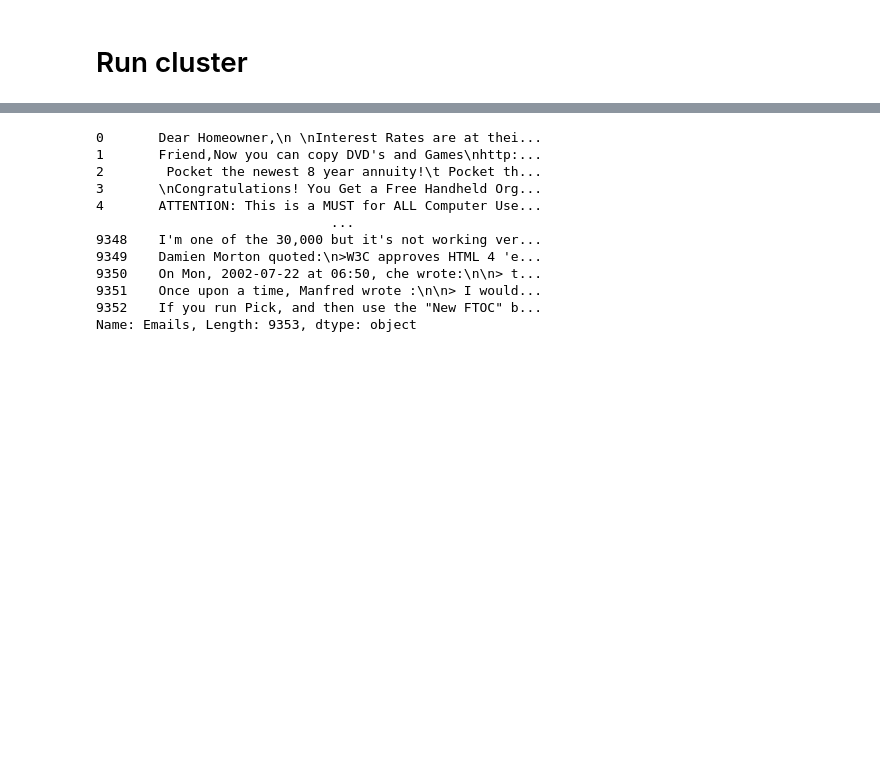
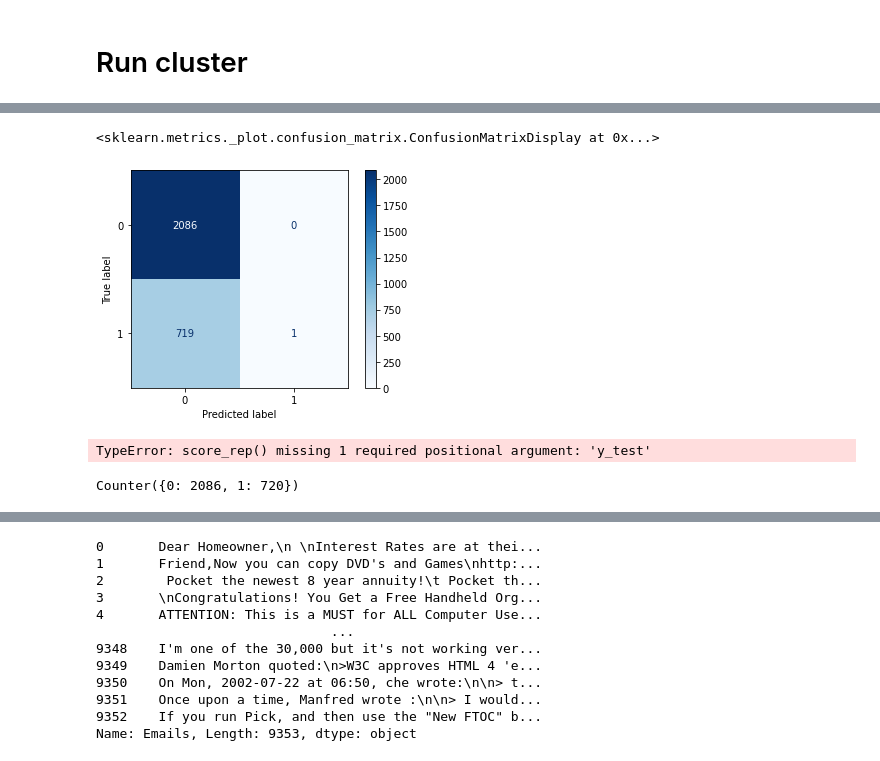
Before and after one commit to lauraah10/QW-Projects, a Jupyter notebook: QW3.ipynb, the cells around one changed output, grey strips where cells are left out. Drawn from its saved outputs; the diff is of its cells as text; code cells hidden in the pictures; blank space fills up the shorter version.

```diff
--- a/QW3.ipynb
+++ b/QW3.ipynb
@@ -220,5 +211,8 @@ df_tfidf.shape
 # %% [markdown]
 # Run cluster
+# %%
+#Remove IDF line
+df_tfidf=df_tfidf.loc[:9352,:]
 # %%
 from sklearn.cluster import DBSCAN
 
@@ -273,0 +224,4 @@ NotebookApp.rate_limit_window=3.0 (secs)
+# %%
+hdb = HDBSCAN(min_cluster_size=20)
+hdb.fit(df_tfidf)
+hdb.labels_
@@ -274 +238,3 @@ NotebookApp.rate_limit_window=3.0 (secs)
+# %%
+df_tfidf["ClusterLabels"]=clustering.labels_
 # %%
@@ -282,0 +298,7 @@ Index(['00', '000', '0000', '00000', '000000', '00000000', '000000000',
+# %%
+# Simple Categorical NB
+X_train, X_test, y_train, y_test = train_test_split(df_tfidf, data["Target"], test_size=0.3, shuffle=True, stratify=data["Target"])
+
+clf = CategoricalNB()
+clf.fit(X_train, y_train)
+pred=clf.predict(X_test)
@@ -282,0 +320,16 @@ Index(['00', '000', '0000', '00000', '000000', '00000000', '000000000',
+# %%
+from sklearn.metrics import ConfusionMatrixDisplay
+ConfusionMatrixDisplay.from_predictions(y_test,pred, cmap='Blues')
+# %% [output]
+<sklearn.metrics._plot.confusion_matrix.ConfusionMatrixDisplay at 0x...>
+[figure, added]
+# %%
+# Categorical NB
+clf = CategoricalNB()
+clf.fit(X_train, y_train)
+pred=clf.predict(X_test)
+
+acc, rec,prec,f1,auc=score_rep(clf,pred)
+model_results=[["Naive Bayes classifier",acc, rec,prec,f1,auc]]
+# %% [output]
+TypeError: score_rep() missing 1 required positional argument: 'y_test'
@@ -282,0 +339,4 @@ Index(['00', '000', '0000', '00000', '000000', '00000000', '000000000',
+# %%
+Counter(y_test)
+# %% [output]
+Counter({0: 2086, 1: 720})
```
Also changed, not shown: parts of 33 cells of this notebook.
